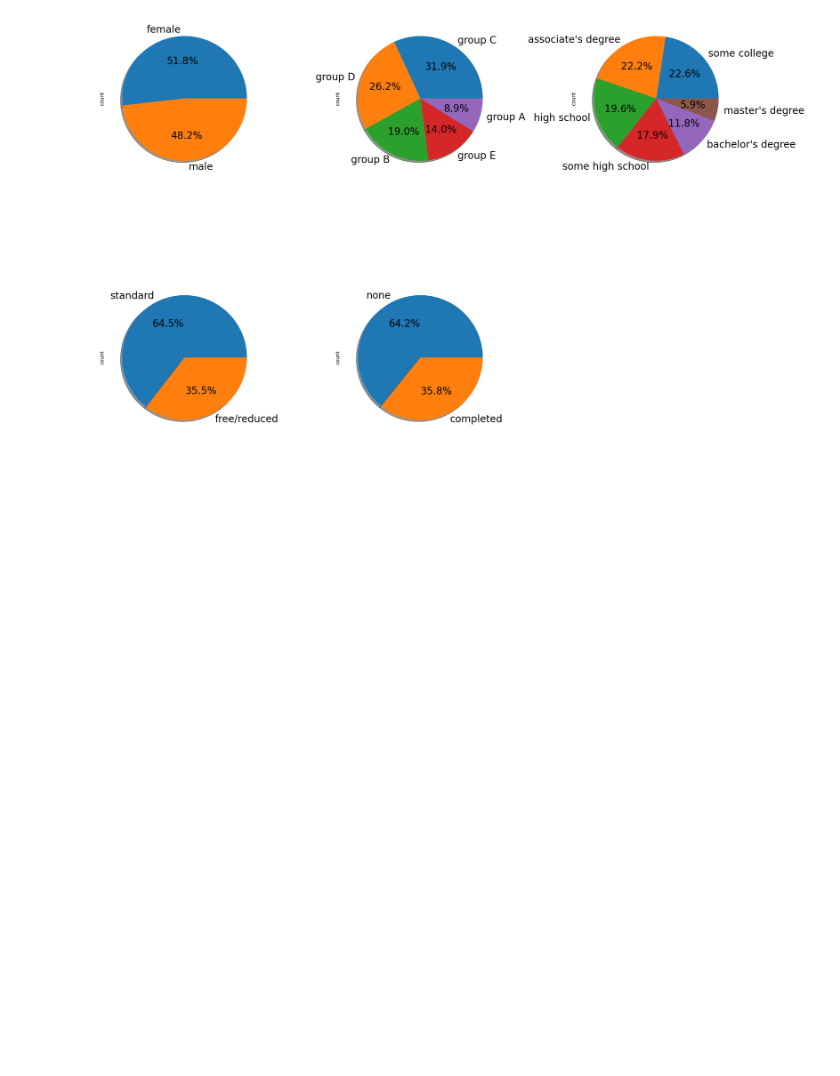
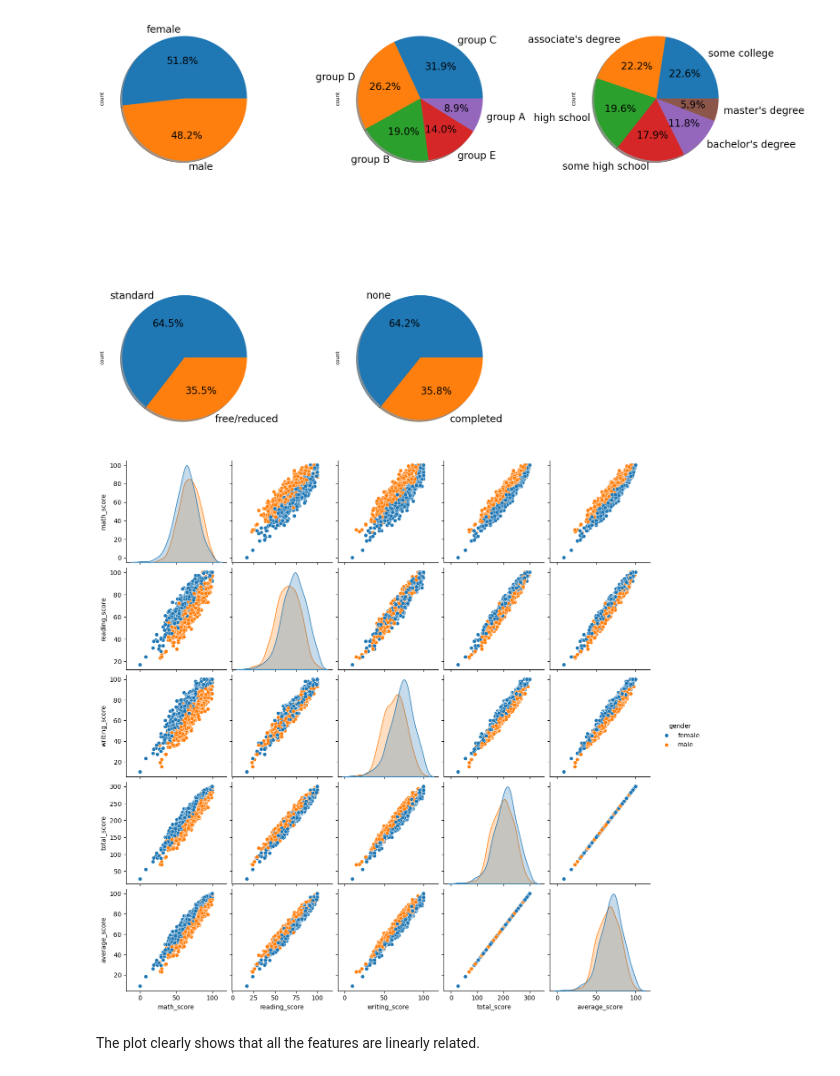
Before and after one commit to JasnaFaisal/DiamondPricePrediction2, a Jupyter notebook: notebook/EDA.ipynb, the cells around one changed output. Cells and saved outputs as stored; diff of their text form; code cells hidden in the pictures; blank space fills up the shorter version.

```diff
--- a/notebook/EDA.ipynb
+++ b/notebook/EDA.ipynb
@@ -371,3 +371,11 @@ plt.tight_layout()
 plt.show()
 # %% [output]
 [figure]
+# %%
+#pariplot
+sns.pairplot(data,hue = 'gender')
+plt.show()
+# %% [output]
+[figure, added]
+# %% [markdown]
+The plot clearly shows that all the features are linearly related.
```
Also changed, not shown: 2 other files.
